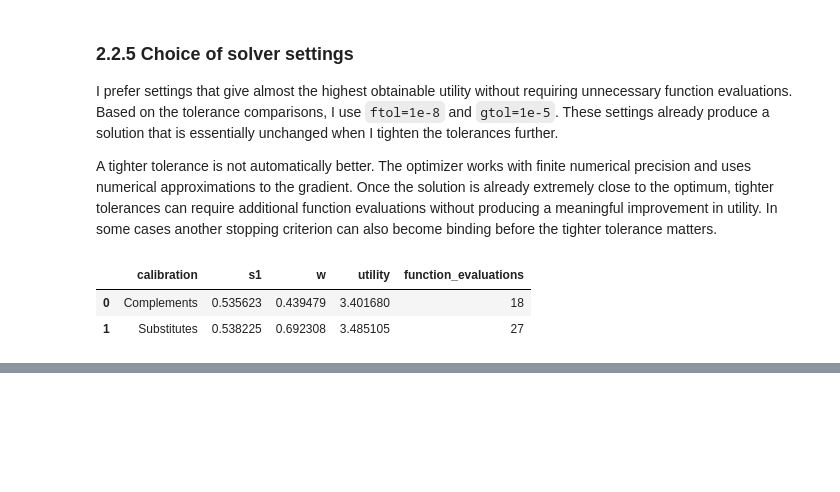
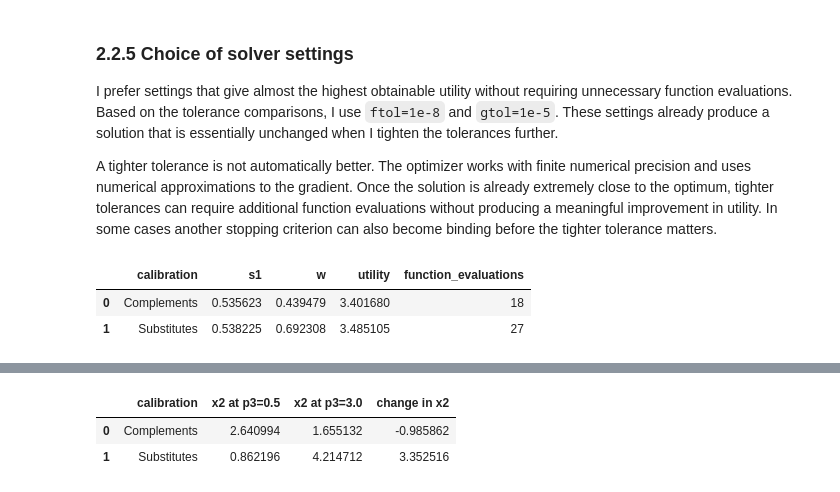
Before and after one commit to OttoBengtson/programming-for-economists, a Jupyter notebook: 02_modelproject/ModelProject.ipynb, the cells around one changed output, grey strips where cells are left out. Saved outputs shown, nothing was run; the diff lists cells and outputs as text; code cells hidden in the pictures; blank space fills up the shorter version.

```diff
--- a/02_modelproject/ModelProject.ipynb
+++ b/02_modelproject/ModelProject.ipynb
@@ -1114,0 +1410,32 @@ final_solver_table.round(6)
+# %%
+# a. I compare bus demand at the lowest and highest train prices
+bus_demand_table = pd.DataFrame([
+    {
+        'calibration': 'Complements',
+        'x2 at p3=0.5': price_complements.iloc[0]['x2'],
+        'x2 at p3=3.0': price_complements.iloc[-1]['x2'],
+        'change in x2': (
+            price_complements.iloc[-1]['x2']
+            -
+            price_complements.iloc[0]['x2']
+        )
+    },
+    {
+        'calibration': 'Substitutes',
+        'x2 at p3=0.5': price_substitutes.iloc[0]['x2'],
+        'x2 at p3=3.0': price_substitutes.iloc[-1]['x2'],
+        'change in x2': (
+            price_substitutes.iloc[-1]['x2']
+            -
+            price_substitutes.iloc[0]['x2']
+        )
+    }
+])
+
+
+# b. I display the comparison
+bus_demand_table.round(6)
+# %% [output]
+|  | calibration | x2 at p3=0.5 | x2 at p3=3.0 | change in x2 |
+| 0 | Complements | 2.640994 | 1.655132 | -0.985862 |
+| 1 | Substitutes | 0.862196 | 4.214712 | 3.352516 |
```
Also changed, not shown: parts of 13 cells of this notebook.
